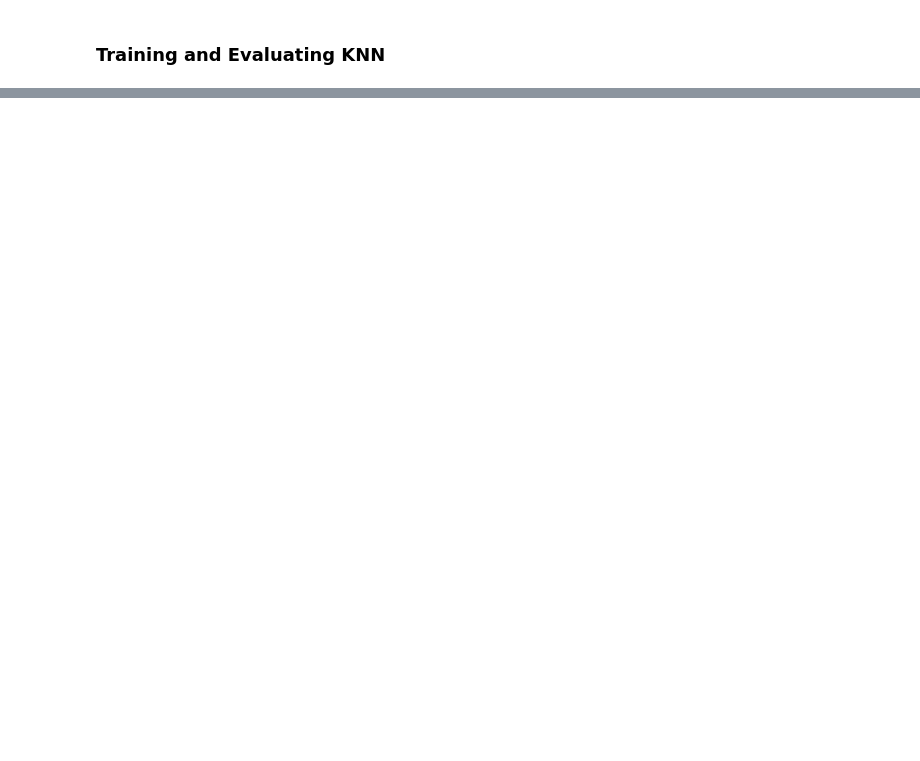
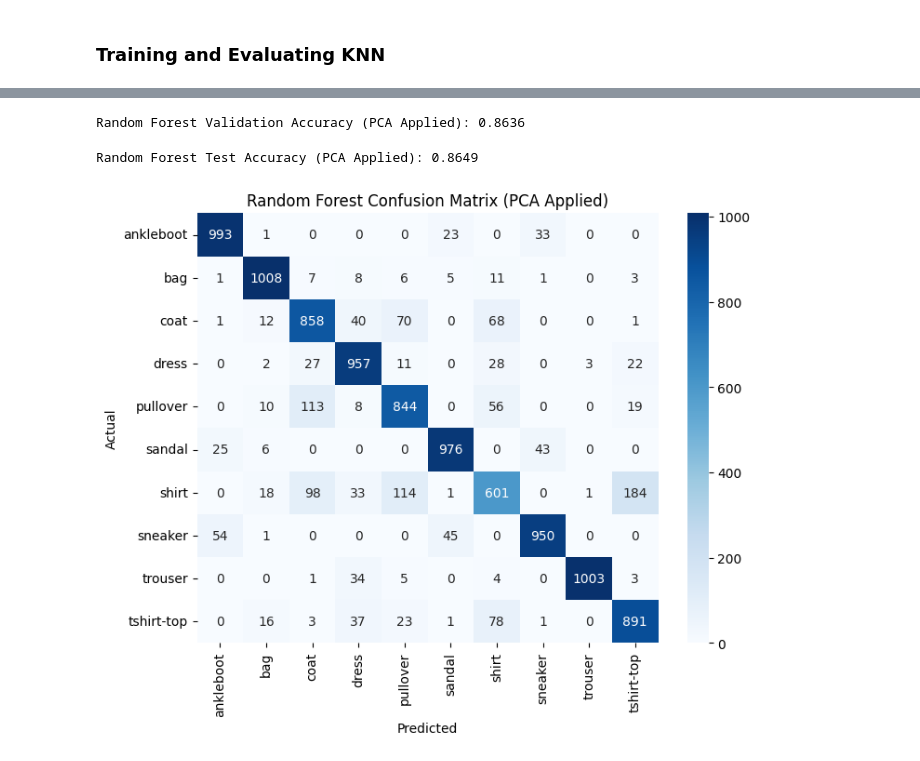
Before and after one commit to Cpgeragh/gesture_based_ui_project, a Jupyter notebook: fashion_distinguisher.ipynb, the cells around one changed output, grey strips where cells are left out. Saved outputs shown, nothing was run; the diff lists cells and outputs as text; code cells hidden in the pictures; blank space fills up the shorter version.

```diff
--- a/fashion_distinguisher.ipynb
+++ b/fashion_distinguisher.ipynb
@@ -343,0 +367,17 @@ weighted avg       0.86      0.86      0.86     10500
+# %%
+# Define K-Fold with shuffling
+cv = KFold(n_splits=5, shuffle=True, random_state=student_id)
+
+# Train Random Forest with cross-validation
+rf_model = RandomForestClassifier(n_estimators=100, random_state=student_id)
+
+# Perform 5-fold cross-validation
+rf_scores = cross_val_score(rf_model, X_train_pca, y_train, cv=cv)
+
+# Print performance for each fold
+print("Random Forest Cross-Validation Results (5 folds):")
+for fold_index, score in enumerate(rf_scores, start=1):
+    print(f" Fold {fold_index} Accuracy: {score:.4f}")
+
+# Print mean accuracy and standard deviation
+print(f"\nMean Accuracy: {rf_scores.mean():.4f} ± {rf_scores.std():.4f}")
@@ -343,0 +393,33 @@ weighted avg       0.86      0.86      0.86     10500
+# %%
+# Train Random Forest on full PCA-transformed training set
+rf_model.fit(X_train_pca, y_train)
+
+# Evaluate on validation set
+y_valid_pred = rf_model.predict(X_valid_pca)
+rf_valid_accuracy = accuracy_score(y_valid, y_valid_pred)
+
+print(f"Random Forest Validation Accuracy (PCA Applied): {rf_valid_accuracy:.4f}")
+# %% [output]
+Random Forest Validation Accuracy (PCA Applied): 0.8636
+# %%
+# Evaluate on the test set (unseen data)
+y_test_pred_random_forest = rf_model.predict(X_test_pca)
+rf_test_accuracy = accuracy_score(y_test, y_test_pred_random_forest)
+
+print(f"Random Forest Test Accuracy (PCA Applied): {rf_test_accuracy:.4f}")
+# %% [output]
+Random Forest Test Accuracy (PCA Applied): 0.8649
+# %%
+# Compute confusion matrix for Random Forest
+cm_rf = confusion_matrix(y_test, y_test_pred_random_forest)
+
+# Plot confusion matrix
+plt.figure(figsize=(8,6))
+sns.heatmap(cm_rf, annot=True, fmt="d", cmap="Blues",
+            xticklabels=categories, yticklabels=categories)
+plt.xlabel("Predicted")
+plt.ylabel("Actual")
+plt.title("Random Forest Confusion Matrix (PCA Applied)")
+plt.show()
+# %% [output]
+[figure, added]
```
Also changed, not shown: parts of 26 cells of this notebook.
